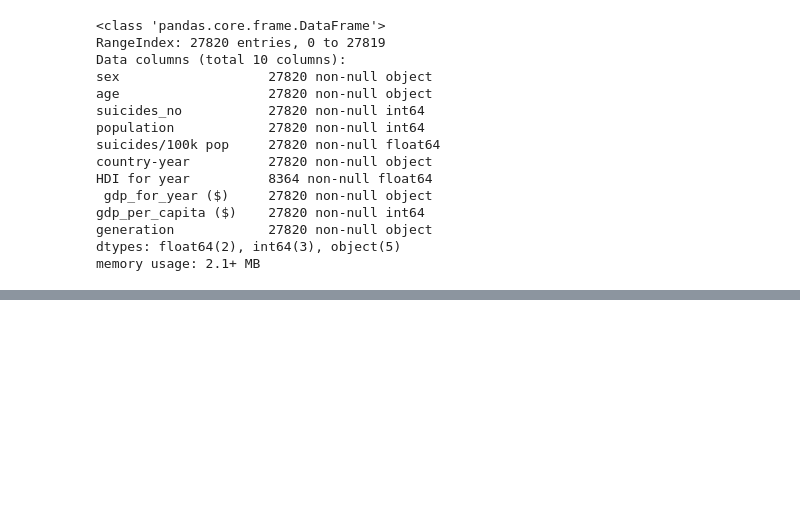
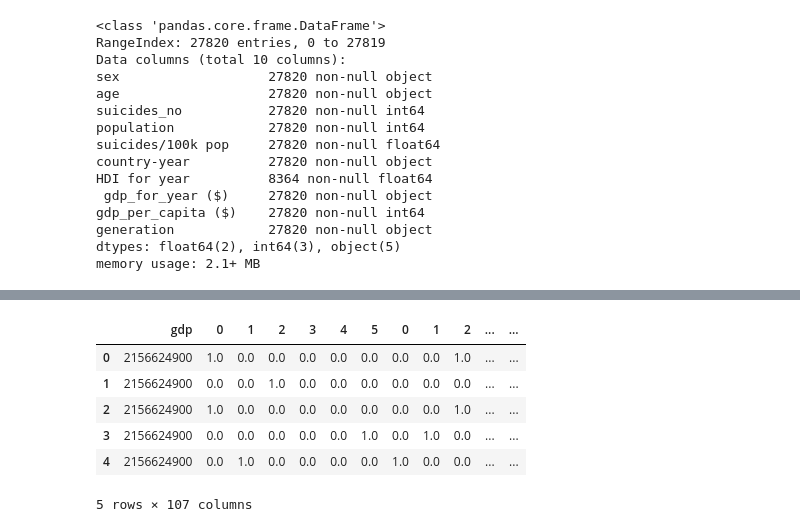
Before and after one commit to ashchepkova/lab_FE, a Jupyter notebook: lab_FE.ipynb, the cells around one changed output, grey strips where cells are left out. Cells and saved outputs as stored; diff of their text form; code cells hidden in the pictures; blank space fills up the shorter version.

```diff
--- a/lab_FE.ipynb
+++ b/lab_FE.ipynb
@@ -215,0 +325,15 @@ y = df[y_column]
+# %%
+df = df.drop(['country'], axis = 1)
+df = df.drop(['year'], axis = 1)
+# %%
+X = df.loc[:, df.columns != 'suicides/100k pop']
+y = df['suicides/100k pop']
+X.head()
+# %% [output]
+|  | gdp | 0 | 1 | 2 | 3 | 4 | 5 | 0 | 1 | 2 | ... | ... |
+| 0 | 2156624900 | 1.0 | 0.0 | 0.0 | 0.0 | 0.0 | 0.0 | 0.0 | 0.0 | 1.0 | ... | ... |
+| 1 | 2156624900 | 0.0 | 0.0 | 1.0 | 0.0 | 0.0 | 0.0 | 0.0 | 0.0 | 0.0 | ... | ... |
+| 2 | 2156624900 | 1.0 | 0.0 | 0.0 | 0.0 | 0.0 | 0.0 | 0.0 | 0.0 | 1.0 | ... | ... |
+| 3 | 2156624900 | 0.0 | 0.0 | 0.0 | 0.0 | 0.0 | 1.0 | 0.0 | 1.0 | 0.0 | ... | ... |
+| 4 | 2156624900 | 0.0 | 1.0 | 0.0 | 0.0 | 0.0 | 0.0 | 1.0 | 0.0 | 0.0 | ... | ... |
+5 rows × 107 columns
```
Also changed, not shown: parts of 58 cells of this notebook.
